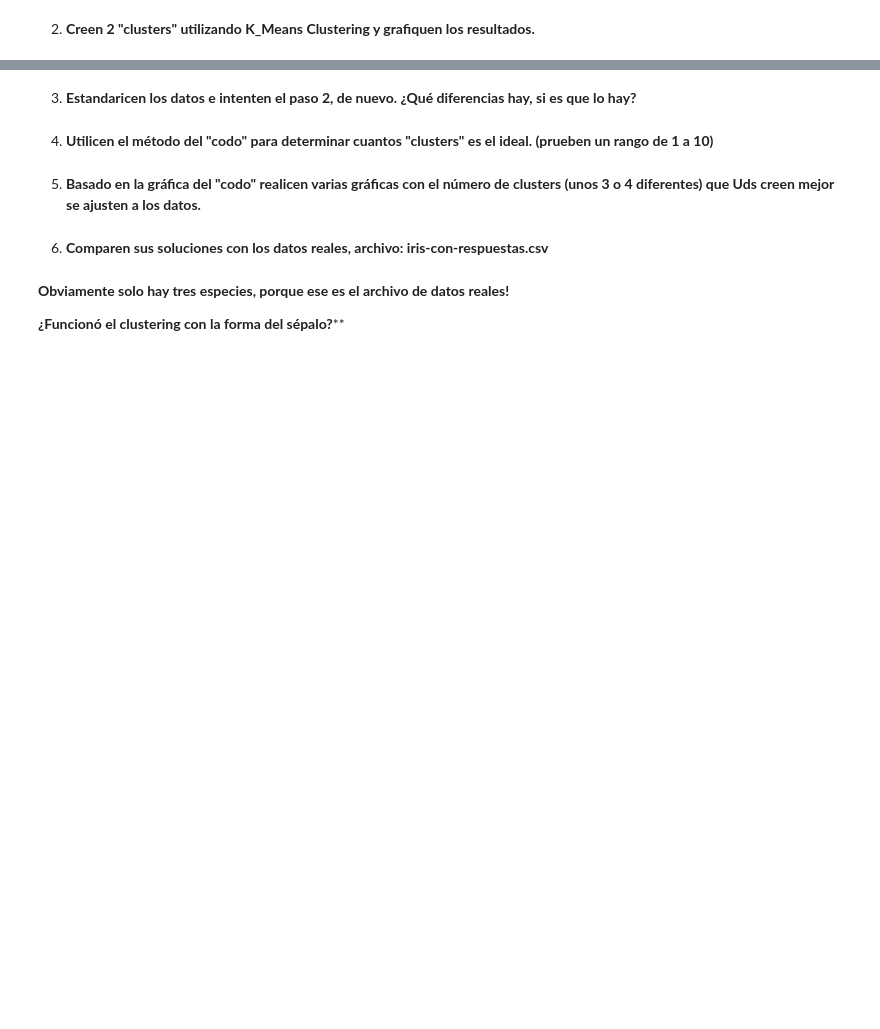
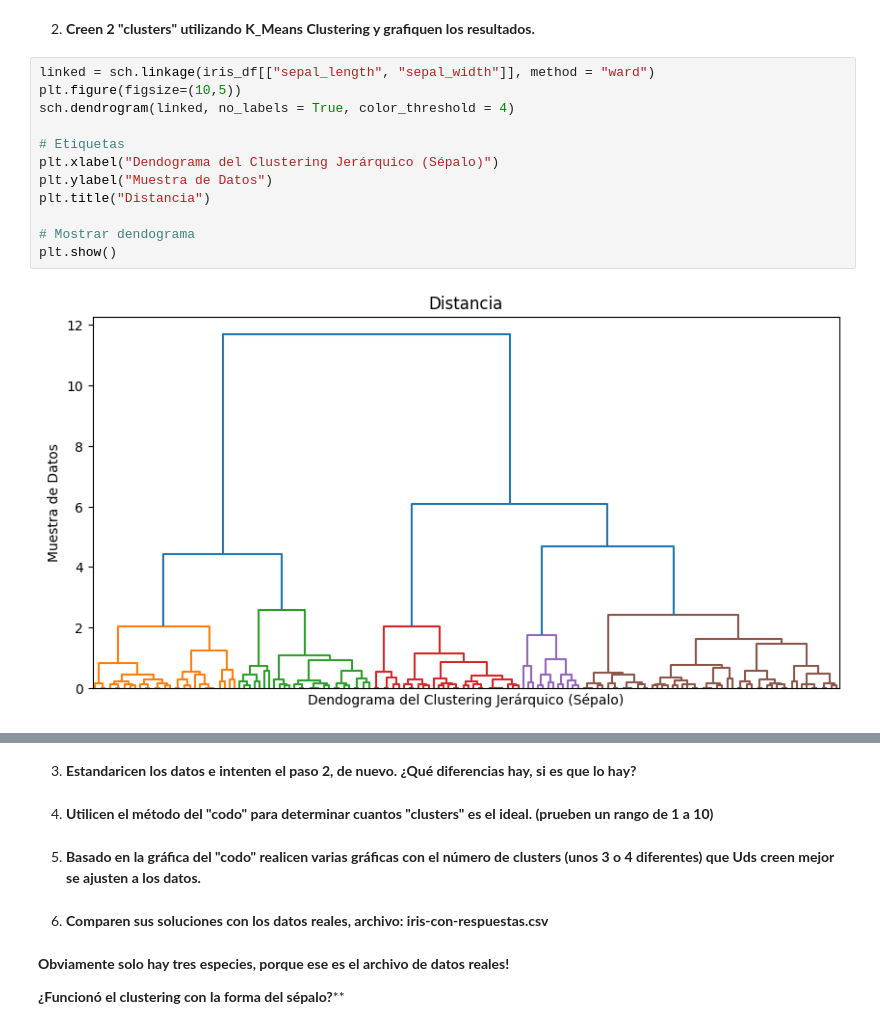
Before and after one commit to JosueSay/DataMining, a Jupyter notebook: ht/h2/lab02.ipynb, the cells around one changed output, grey strips where cells are left out. Drawn from its saved outputs; the diff is of its cells as text; blank space fills up the shorter version.

```diff
--- a/ht/h2/lab02.ipynb
+++ b/ht/h2/lab02.ipynb
@@ -9,2 +38,16 @@ Aplicando técnicas de clustering se buscó segmentar las especies de la flor Ir
 # %% [markdown]
 2. **Creen 2 "clusters" utilizando K_Means Clustering y grafiquen los resultados.**
+# %%
+linked = sch.linkage(iris_df[["sepal_length", "sepal_width"]], method = "ward")
+plt.figure(figsize=(10,5))
+sch.dendrogram(linked, no_labels = True, color_threshold = 4)
+
+# Etiquetas
+plt.xlabel("Dendograma del Clustering Jerárquico (Sépalo)")
+plt.ylabel("Muestra de Datos")
+plt.title("Distancia")
+
+# Mostrar dendograma
+plt.show()
+# %% [output]
+[figure, added]
```
Also changed, not shown: parts of 6 cells of this notebook.
